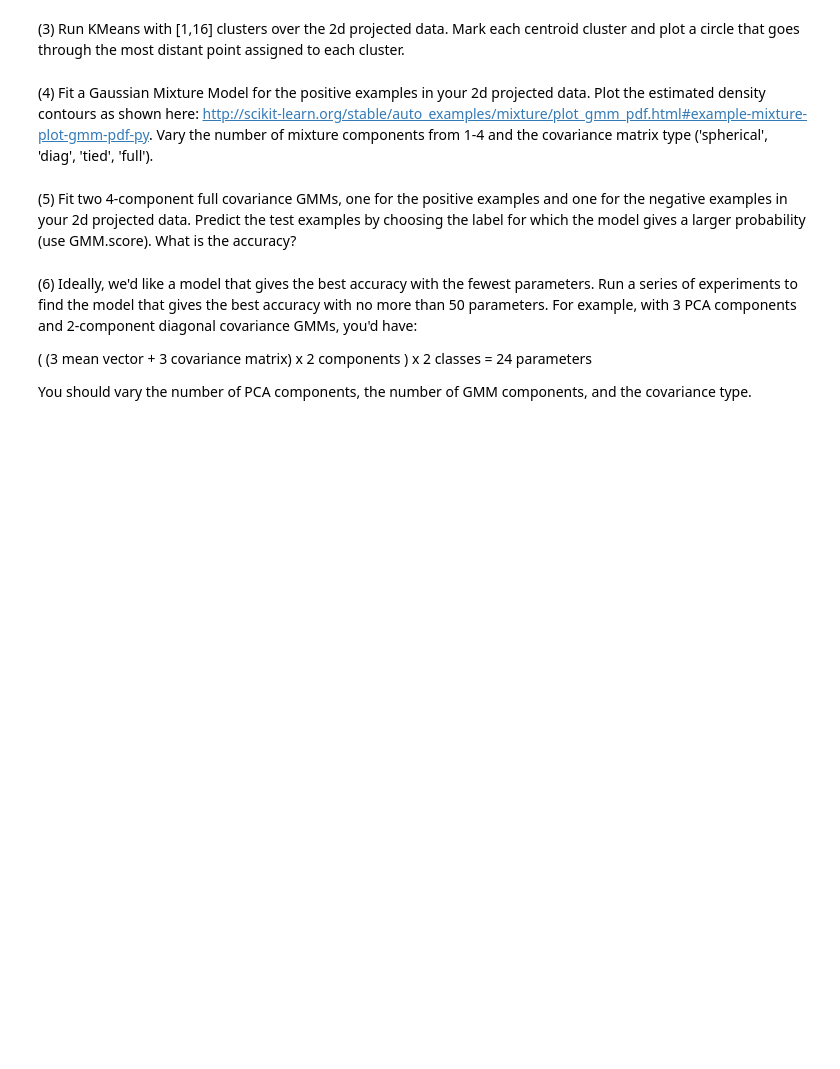
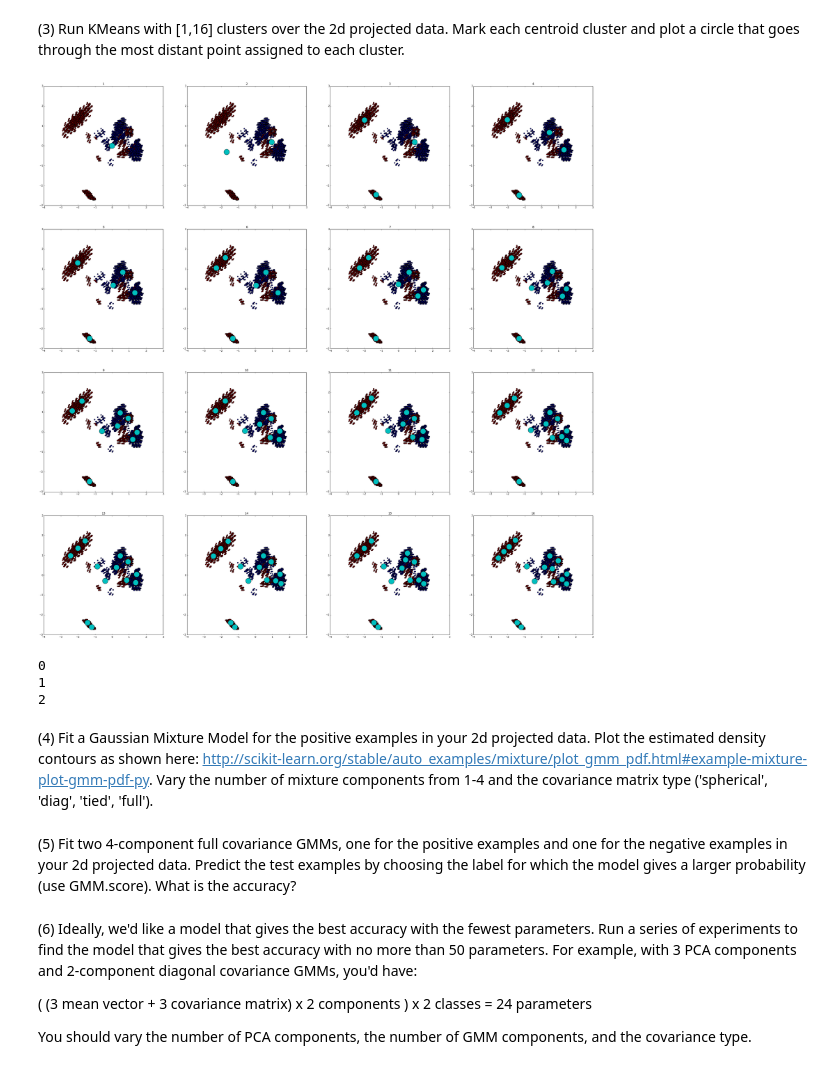
Before and after one commit to dails08/finna-be-avenger, a Jupyter notebook: chris_dailey_p3.ipynb, the cells around one changed output. Saved outputs shown, nothing was run; the diff lists cells and outputs as text; code cells hidden in the pictures; blank space fills up the shorter version.

```diff
--- a/chris_dailey_p3.ipynb
+++ b/chris_dailey_p3.ipynb
@@ -151,3 +144,42 @@ plt.show()
+# %%
+#def P3():
+### STUDENT START ###
+
+#plt.figure(figsize=(200,200))
+f, axarr = plt.subplots(4,4, figsize = (40,40))
+#f.figure(figsize=(30,30))
+
+for i in range(16):
+
+    kmeans_p3 = KMeans(n_clusters = i+1).fit(data_reduced)
+
+    data_clustered_p3 = kmeans_p3.transform(data_reduced)
+
+    #print data_clustered_p3
+    #print kmeans_p3.cluster_centers_
+
+    cluster_x = [x[0] for x in kmeans_p3.cluster_centers_]
+    cluster_y = [x[1] for x in kmeans_p3.cluster_centers_]
+    axarr[i/4,i%4].scatter(x_reduced, y_reduced, c = train_labels, label = "Poisonous")
+    axarr[i/4,i%4].scatter(cluster_x, cluster_y, c = "c", s = 500)
+    axarr[i/4,i%4].set_title(str(i+1))
+        #plt.legend(loc = "best")
+#f.figure(figsize=(50,50))
+plt.show()
+
+### STUDENT END ###
+
+#P3()
+# %% [output]
+[figure, added]
+# %%
+print 3/4
+print 4/4
+print 10%4
+# %% [output]
+0
+1
+2
 # %% [markdown]
 (4) Fit a Gaussian Mixture Model for the positive examples in your 2d projected data. Plot the estimated density contours as shown here: http://scikit-learn.org/stable/auto_examples/mixture/plot_gmm_pdf.html#example-mixture-plot-gmm-pdf-py. Vary the number of mixture components from 1-4 and the covariance matrix type ('spherical', 'diag', 'tied', 'full').
 # %%
```
Also changed, not shown: parts of 2 cells of this notebook, 1 other file.
